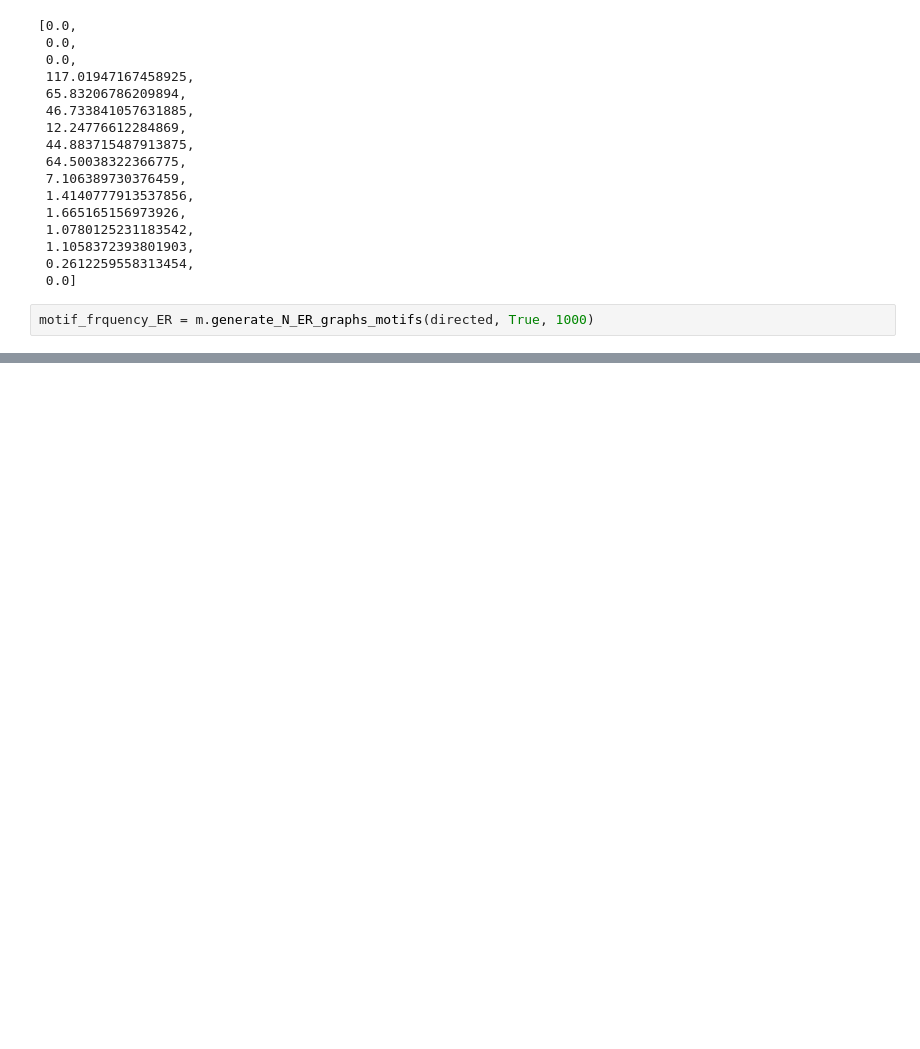
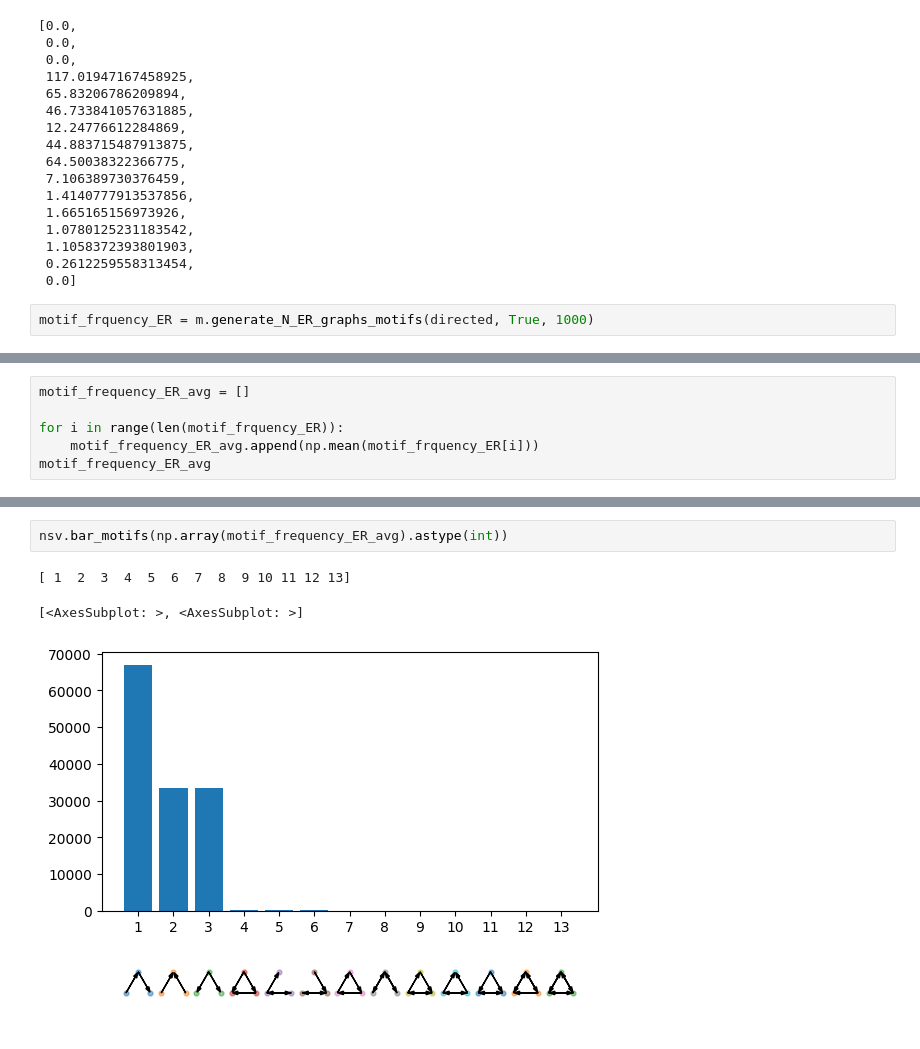
Before and after one commit to ammanyusuf/ufc-netowrk-analysis, a Jupyter notebook: analysis.ipynb, the cells around one changed output, grey strips where cells are left out. Saved outputs shown, nothing was run; the diff lists cells and outputs as text; blank space fills up the shorter version.

```diff
--- a/analysis.ipynb
+++ b/analysis.ipynb
@@ -254,0 +292,6 @@ motif_frquency_ER = m.generate_N_ER_graphs_motifs(directed, True, 1000)
+# %%
+motif_frequency_ER_avg = []
+
+for i in range(len(motif_frquency_ER)):
+    motif_frequency_ER_avg.append(np.mean(motif_frquency_ER[i]))
+motif_frequency_ER_avg
@@ -254,0 +315,6 @@ motif_frquency_ER = m.generate_N_ER_graphs_motifs(directed, True, 1000)
+# %%
+nsv.bar_motifs(np.array(motif_frequency_ER_avg).astype(int))
+# %% [output]
+[ 1  2  3  4  5  6  7  8  9 10 11 12 13]
+[<AxesSubplot: >, <AxesSubplot: >]
+[figure, added]
```
Also changed, not shown: parts of 11 cells of this notebook, 7 other files.
